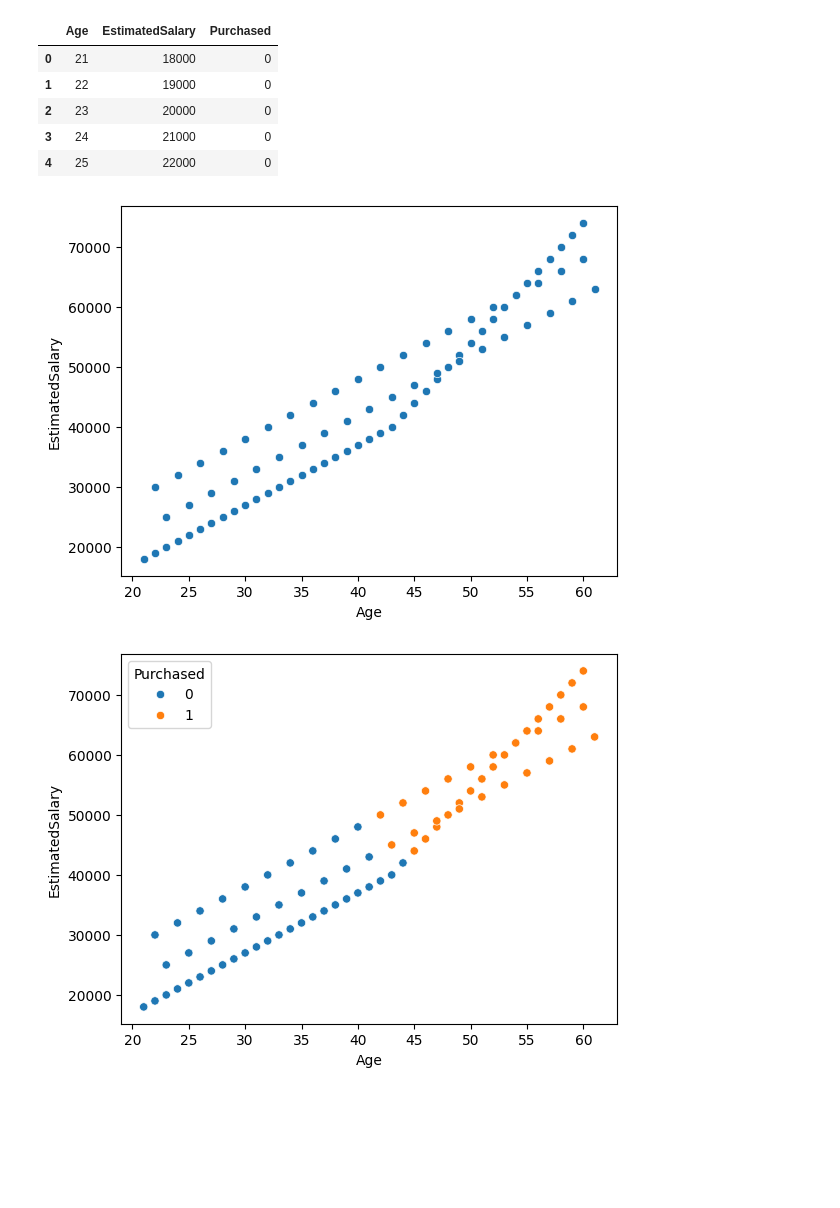
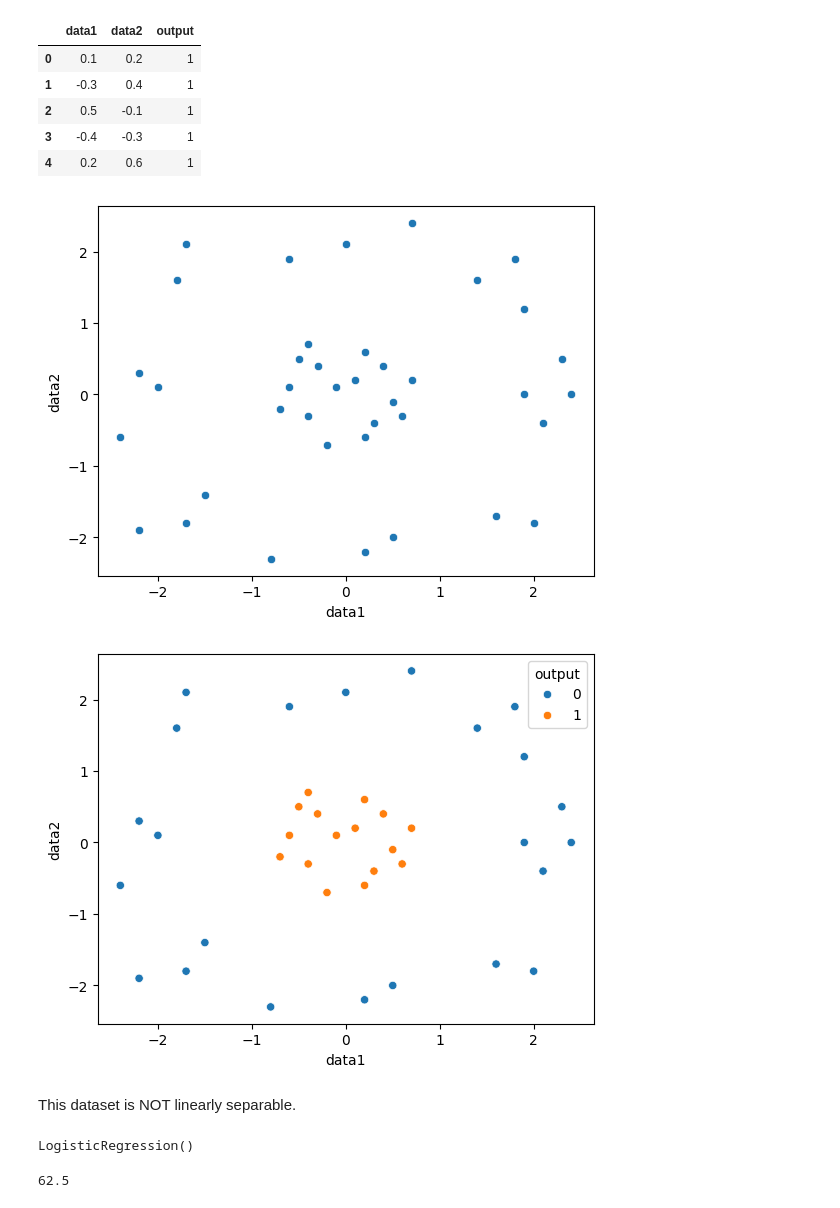
Before and after one commit to ChaturvedyShalini/ml-learning-journey, a Jupyter notebook: logistic_regression_polynomial.ipynb, the cells around one changed output. Drawn from its saved outputs; the diff is of its cells as text; code cells hidden in the pictures; blank space fills up the shorter version.

Commit message:
Applying Logistic Regression

```diff
--- a/logistic_regression_polynomial.ipynb
+++ b/logistic_regression_polynomial.ipynb
@@ -3,22 +3,24 @@ import pandas as pd
 import matplotlib.pyplot as plt
 import seaborn as sns
 # %%
-dataset = pd.read_csv("logistic_data.csv")
+dataset = pd.read_csv("polynomial_logistic_data.csv")
 dataset.head()
 # %% [output]
-|  | Age | EstimatedSalary | Purchased |
-| 0 | 21 | 18000 | 0 |
-| 1 | 22 | 19000 | 0 |
-| 2 | 23 | 20000 | 0 |
-| 3 | 24 | 21000 | 0 |
-| 4 | 25 | 22000 | 0 |
+|  | data1 | data2 | output |
+| 0 | 0.1 | 0.2 | 1 |
+| 1 | -0.3 | 0.4 | 1 |
+| 2 | 0.5 | -0.1 | 1 |
+| 3 | -0.4 | -0.3 | 1 |
+| 4 | 0.2 | 0.6 | 1 |
 # %%
-sns.scatterplot(x="Age", y="EstimatedSalary", data=dataset)
+sns.scatterplot(x="data1", y="data2", data=dataset)
 plt.show()
 # %% [output]
-[figure, old version]
+[figure, new version]
 # %%
-sns.scatterplot(x="Age", y="EstimatedSalary", data=dataset, hue="Purchased")
+sns.scatterplot(x="data1", y="data2", data=dataset, hue="output")
 plt.show()
 # %% [output]
-[figure, old version]
+[figure, new version]
+# %% [markdown]
+This dataset is NOT linearly separable.
@@ -24,0 +36,9 @@ plt.show()
+# %%
+lr = LogisticRegression()
+lr.fit(x_train,y_train)
+# %% [output]
+LogisticRegression()
+# %%
+lr.score(x_test, y_test)*100 # 62.5% accuracy
+# %% [output]
+62.5
```
Also changed, not shown: parts of 20 cells of this notebook, 2 other files.
